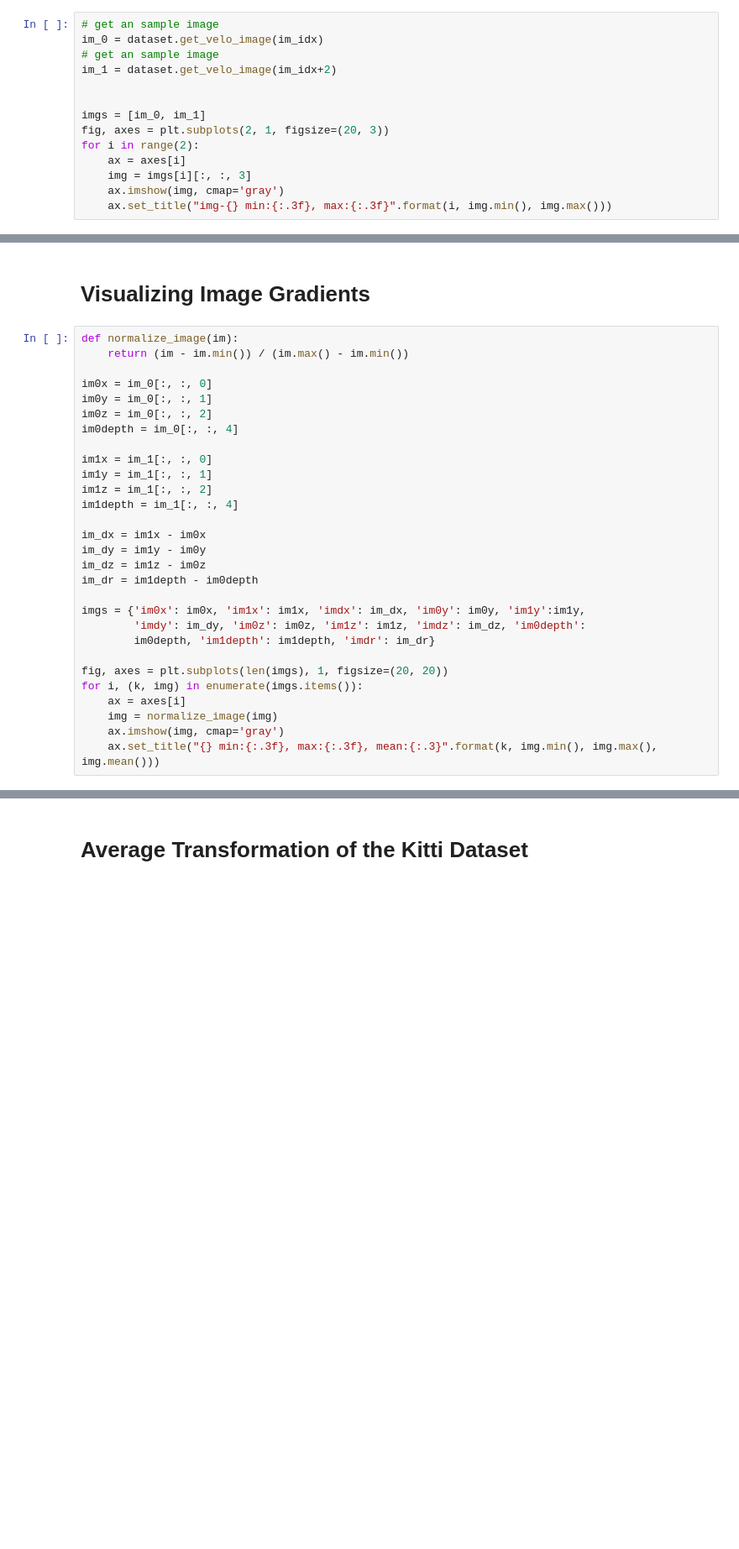
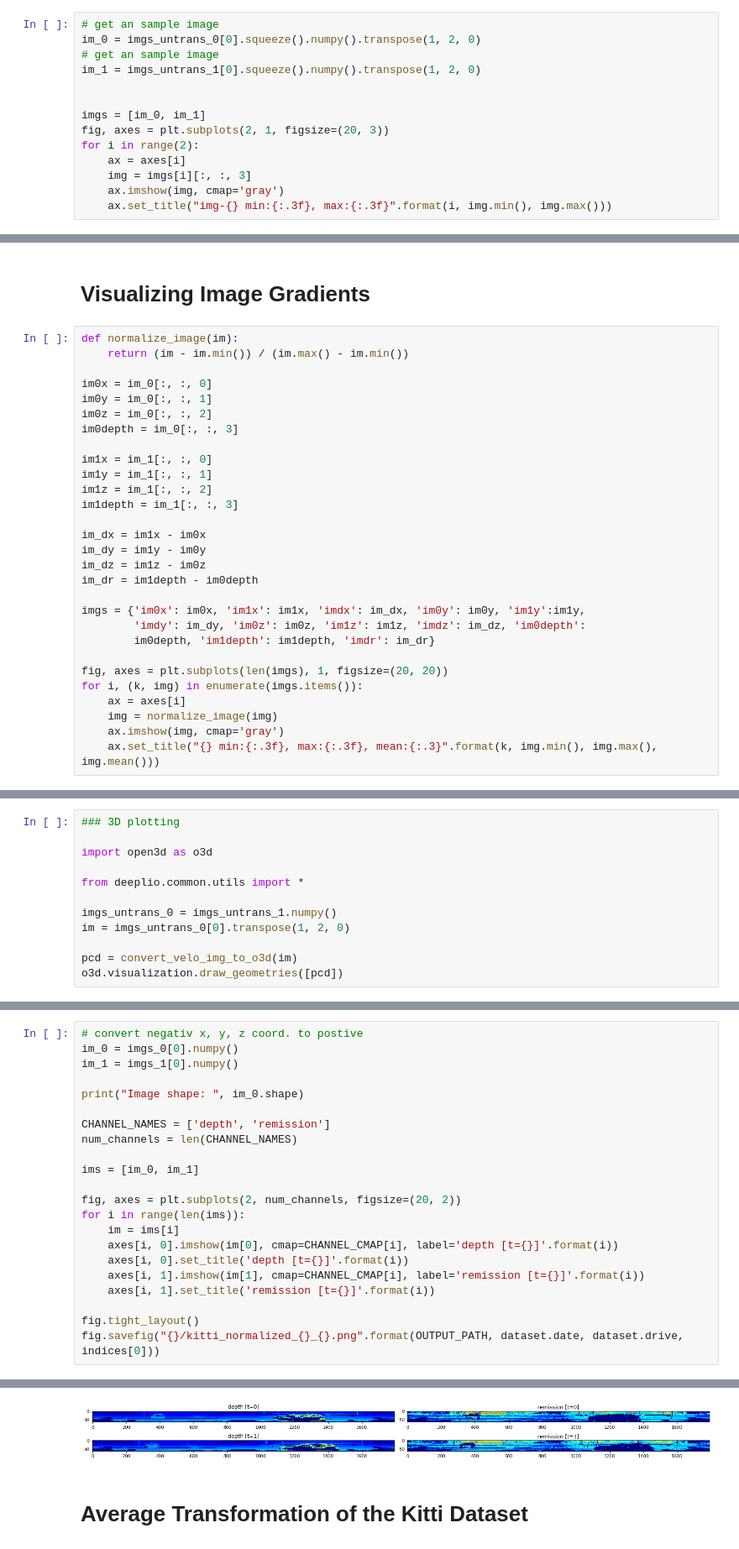
Before and after one commit to ArashJavan/DeepLIO, a Jupyter notebook: notebooks/01_kitti_ds_vis.ipynb, the cells around one changed output, grey strips where cells are left out. Shown at 84% size. Saved outputs shown, nothing was run; the diff lists cells and outputs as text; blank space fills up the shorter version.

```diff
--- a/notebooks/01_kitti_ds_vis.ipynb
+++ b/notebooks/01_kitti_ds_vis.ipynb
@@ -89,8 +108,8 @@ image shape:  (64, 1800, 5)
 # %%
 # get an sample image
-im_0 = dataset.get_velo_image(im_idx)
+im_0 = imgs_untrans_0[0].squeeze().numpy().transpose(1, 2, 0)
 # get an sample image
-im_1 = dataset.get_velo_image(im_idx+2)
+im_1 = imgs_untrans_1[0].squeeze().numpy().transpose(1, 2, 0)
 
 
 imgs = [im_0, im_1]
@@ -111,12 +130,12 @@ def normalize_image(im):
 im0x = im_0[:, :, 0]
 im0y = im_0[:, :, 1]
 im0z = im_0[:, :, 2]
-im0depth = im_0[:, :, 4]
+im0depth = im_0[:, :, 3]
 
 im1x = im_1[:, :, 0]
 im1y = im_1[:, :, 1]
 im1z = im_1[:, :, 2]
-im1depth = im_1[:, :, 4]
+im1depth = im_1[:, :, 3]
 
 im_dx = im1x - im0x
 im_dy = im1y - im0y
@@ -224,0 +157,12 @@ SystemError: <built-in method write of _io.BufferedWriter object at 0x...> retur
+# %%
+### 3D plotting
+
+import open3d as o3d
+
+from deeplio.common.utils import *
+
+imgs_untrans_0 = imgs_untrans_1.numpy()
+im = imgs_untrans_0[0].transpose(1, 2, 0)
+
+pcd = convert_velo_img_to_o3d(im)
+o3d.visualization.draw_geometries([pcd])
@@ -224,0 +171,23 @@ SystemError: <built-in method write of _io.BufferedWriter object at 0x...> retur
+# %%
+# convert negativ x, y, z coord. to postive
+im_0 = imgs_0[0].numpy()
+im_1 = imgs_1[0].numpy()
+
+print("Image shape: ", im_0.shape)
+
+CHANNEL_NAMES = ['depth', 'remission']
+num_channels = len(CHANNEL_NAMES)
+
+ims = [im_0, im_1]
+
+fig, axes = plt.subplots(2, num_channels, figsize=(20, 2))
+for i in range(len(ims)):
+    im = ims[i]
+    axes[i, 0].imshow(im[0], cmap=CHANNEL_CMAP[i], label='depth [t={}]'.format(i))
+    axes[i, 0].set_title('depth [t={}]'.format(i))
+    axes[i, 1].imshow(im[1], cmap=CHANNEL_CMAP[i], label='remission [t={}]'.format(i))
+    axes[i, 1].set_title('remission [t={}]'.format(i))
+
+fig.tight_layout()
+fig.savefig("{}/kitti_normalized_{}_{}.png".format(OUTPUT_PATH, dataset.date, dataset.drive, indices[0]))
+# %% [output]
@@ -225,3 +195,4 @@ SystemError: <built-in method write of _io.BufferedWriter object at 0x...> retur
+[figure, added]
 # %% [markdown]
 # Average Transformation of the Kitti Dataset
 # %%
```
Also changed, not shown: parts of 16 cells of this notebook, 7 other files.
